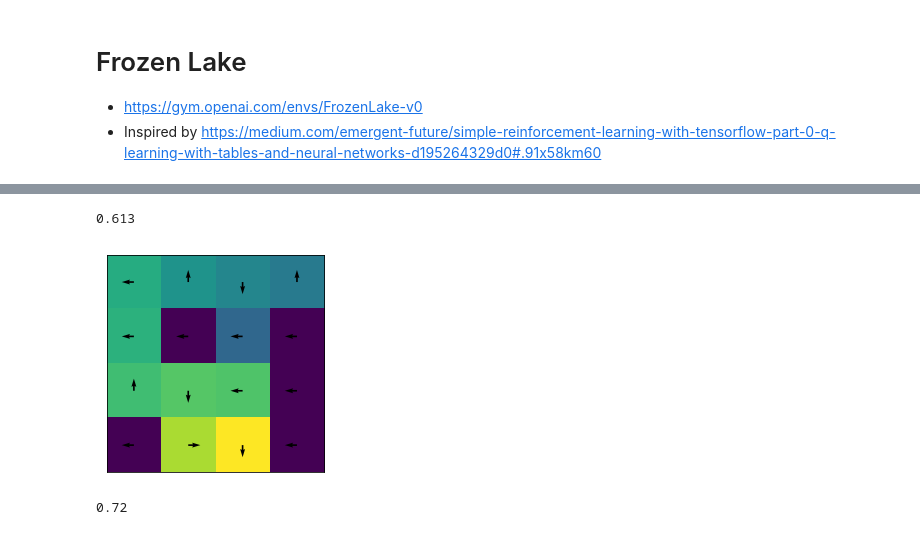
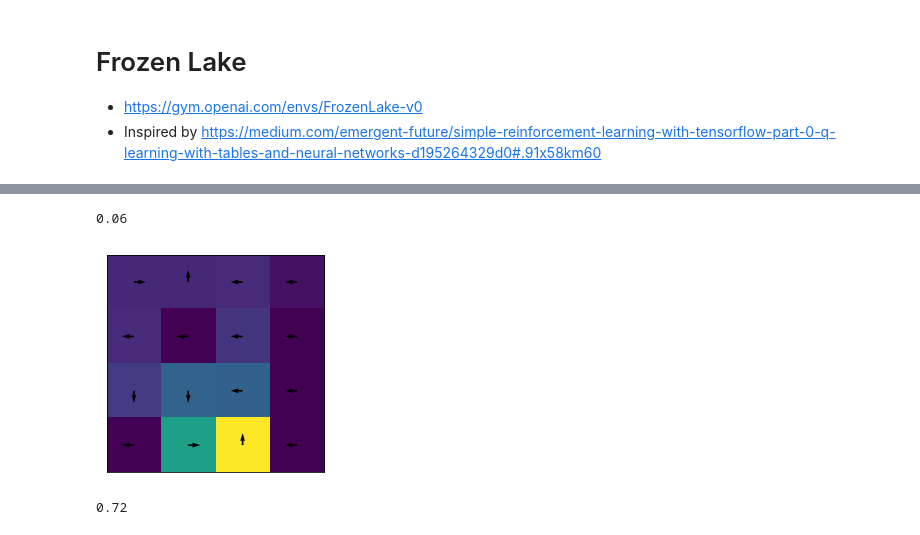
Before and after one commit to pilipolio/rl-study, a Jupyter notebook: FrozenLake.ipynb, the cells around one changed output, grey strips where cells are left out. Drawn from its saved outputs; the diff is of its cells as text; code cells hidden in the pictures.

```diff
--- a/FrozenLake.ipynb
+++ b/FrozenLake.ipynb
@@ -127,38 +127,38 @@ HFFG
 # %%
-n_episodes = 10000
+n_episodes = 500
 qlearn = QLearning.create(epsilon=100)
 
 simulated_episodes = (play_new_episode(env, qlearn.take_step) for _ in range(n_episodes))
 average_reward = sum(sum(rs) for rs in simulated_episodes) / n_episodes
 print(average_reward)
 
 from matplotlib import pyplot as plt
 %matplotlib inline
 
 def showQ(Q):
     actions_grid = Q.argmax(1).reshape((4, 4))
     values_grid = Q.max(1).reshape((4, 4))
 
     actions_xys = np.array([
         [-1, 0], #L
         [0, -1], #D
         [1, 0], #R
         [0, 1], #U
     ])
 
     actions_x_grid = actions_xys[actions_grid, 0]
     actions_y_grid = actions_xys[actions_grid, 1]
 
     plt.imshow(values_grid, interpolation='nearest')
 
     plt.quiver(actions_x_grid, actions_y_grid)
 
     plt.xticks([]); plt.yticks([]);
 
 showQ(qlearn.Q)
 # %% [output]
-0.613
+0.06
-[figure, old version]
+[figure, new version]
 # %%
 n_episodes = 100
 
```
Also changed, not shown: parts of 2 cells of this notebook, 7 other files.
